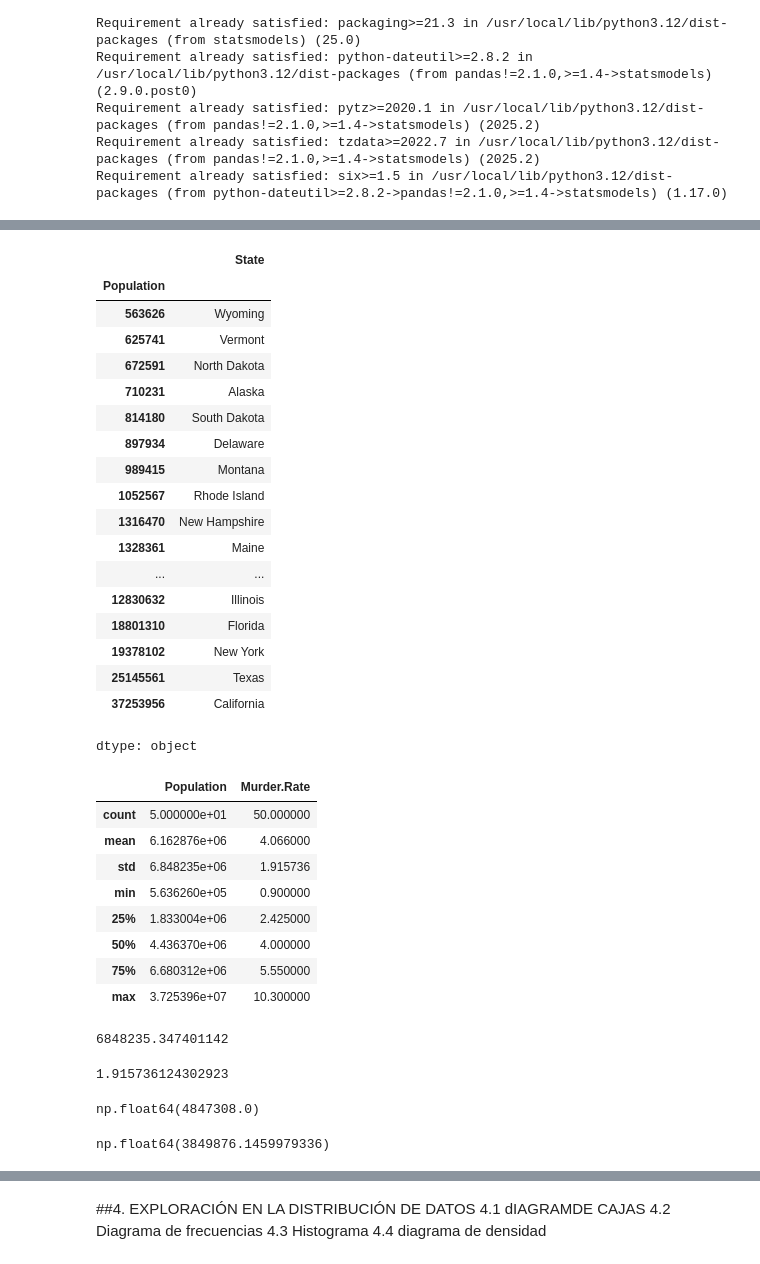
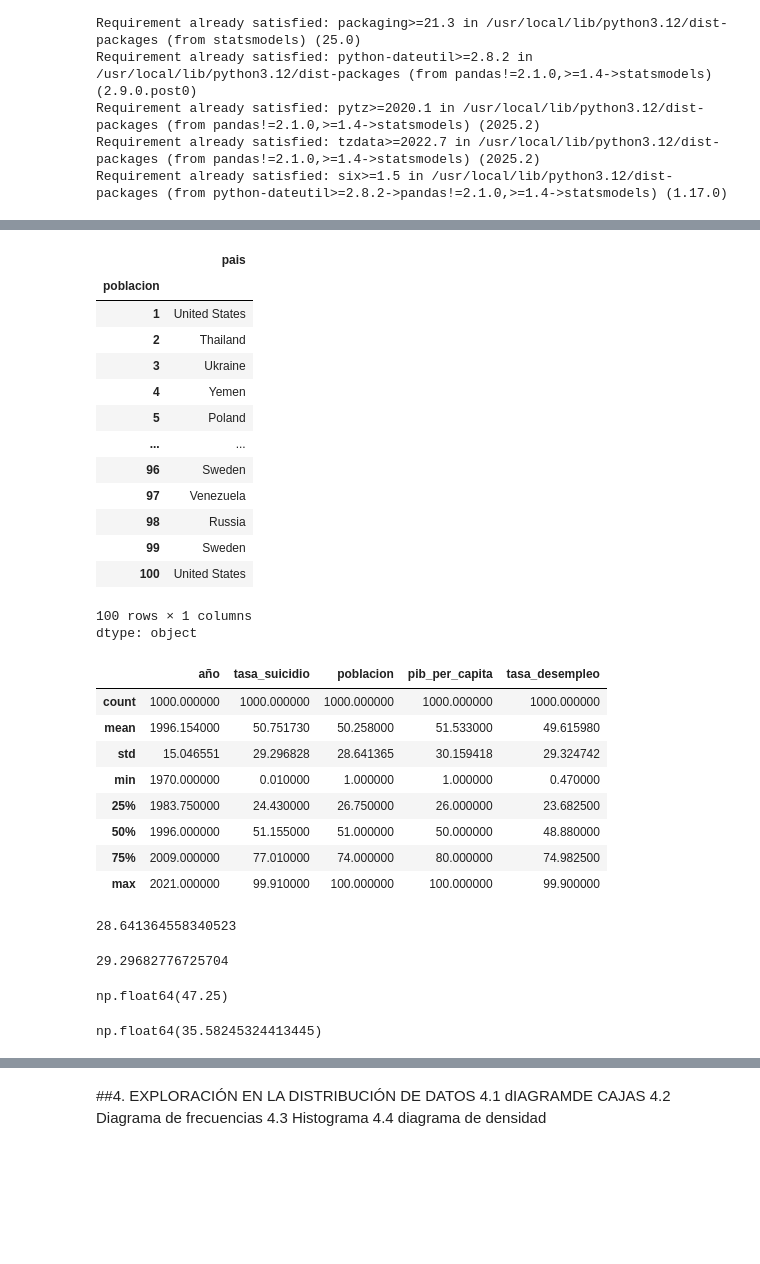
Before and after one commit to SantiagoArce7/CIENCIA_DATOS_2025, a Jupyter notebook: Clase_4_Medidad_de_tendencia_central_Variabilidad.ipynb, the cells around one changed output, grey strips where cells are left out. Drawn from its saved outputs; the diff is of its cells as text; code cells hidden in the pictures; blank space fills up the shorter version.

```diff
--- a/Clase_4_Medidad_de_tendencia_central_Variabilidad.ipynb
+++ b/Clase_4_Medidad_de_tendencia_central_Variabilidad.ipynb
@@ -51,4 +91,4 @@ import wquantiles
 # %%
-data=pd.read_csv('/content/drive/MyDrive/state.csv')
+data=pd.read_csv('/content/drive/MyDrive/MOCK_DATA.csv')
 data.head()
 # %% [output]
@@ -60,0 +101,3 @@ data.head()
+# %%
+data=data.rename(columns={"country":"pais","year":"año","gender":"genero","age_group":"grupo_edad","suicide_rate":"tasa_suicidio","population":"poblacion","gdp_per_capita":"pib_per_capita","unemployment_rate":"tasa_desempleo","mental_health_services_access":"salud_mental_acceso_servicios","risk_factors":"factores_riesgo"})
+data
@@ -61,55 +118,51 @@ data.head()
 # %%
-mayor_poblacion=data.groupby( ['Population'])["State"].max()
+mayor_poblacion=data.groupby( ['poblacion'])["pais"].max()
 mayor_poblacion
 # %% [output]
-|  | State |
-| Population |  |
-| 563626 | Wyoming |
-| 625741 | Vermont |
-| 672591 | North Dakota |
-| 710231 | Alaska |
-| 814180 | South Dakota |
-| 897934 | Delaware |
-| 989415 | Montana |
-| 1052567 | Rhode Island |
-| 1316470 | New Hampshire |
-| 1328361 | Maine |
+|  | pais |
+| poblacion |  |
+| 1 | United States |
+| 2 | Thailand |
+| 3 | Ukraine |
+| 4 | Yemen |
+| 5 | Poland |
 | ... | ... |
-| 12830632 | Illinois |
-| 18801310 | Florida |
-| 19378102 | New York |
-| 25145561 | Texas |
-| 37253956 | California |
+| 96 | Sweden |
+| 97 | Venezuela |
+| 98 | Russia |
+| 99 | Sweden |
+| 100 | United States |
+100 rows × 1 columns
 dtype: object
 # %%
 data.describe()
 # %% [output]
-|  | Population | Murder.Rate |
-| count | 5.000000e+01 | 50.000000 |
-| mean | 6.162876e+06 | 4.066000 |
-| std | 6.848235e+06 | 1.915736 |
-| min | 5.636260e+05 | 0.900000 |
-| 25% | 1.833004e+06 | 2.425000 |
-| 50% | 4.436370e+06 | 4.000000 |
-| 75% | 6.680312e+06 | 5.550000 |
-| max | 3.725396e+07 | 10.300000 |
+|  | año | tasa_suicidio | poblacion | pib_per_capita | tasa_desempleo |
+| count | 1000.000000 | 1000.000000 | 1000.000000 | 1000.000000 | 1000.000000 |
+| mean | 1996.154000 | 50.751730 | 50.258000 | 51.533000 | 49.615980 |
+| std | 15.046551 | 29.296828 | 28.641365 | 30.159418 | 29.324742 |
+| min | 1970.000000 | 0.010000 | 1.000000 | 1.000000 | 0.470000 |
+| 25% | 1983.750000 | 24.430000 | 26.750000 | 26.000000 | 23.682500 |
+| 50% | 1996.000000 | 51.155000 | 51.000000 | 50.000000 | 48.880000 |
+| 75% | 2009.000000 | 77.010000 | 74.000000 | 80.000000 | 74.982500 |
+| max | 2021.000000 | 99.910000 | 100.000000 | 100.000000 | 99.900000 |
 # %%
 #Calculando la desvest y cuantiles
-data["Population"].std()
+data["poblacion"].std()
 # %% [output]
-6848235.347401142
+28.641364558340523
 # %%
-data["Murder.Rate"].std()
+data["tasa_suicidio"].std()
 # %% [output]
-1.915736124302923
+29.29682776725704
 # %%
 #IQR
-data["Population"].quantile(0.75)-data["Population"].quantile(0.25)
+data["poblacion"].quantile(0.75)-data["poblacion"].quantile(0.25)
 # %% [output]
-np.float64(4847308.0)
+np.float64(47.25)
 # %%
-robust.scale.mad(data["Population"])
+robust.scale.mad(data["poblacion"])
 # %% [output]
-np.float64(3849876.1459979336)
+np.float64(35.58245324413445)
 # %%
 #Calcular el MAD de la tasa de asesinatos
```
Also changed, not shown: parts of 14 cells of this notebook.
